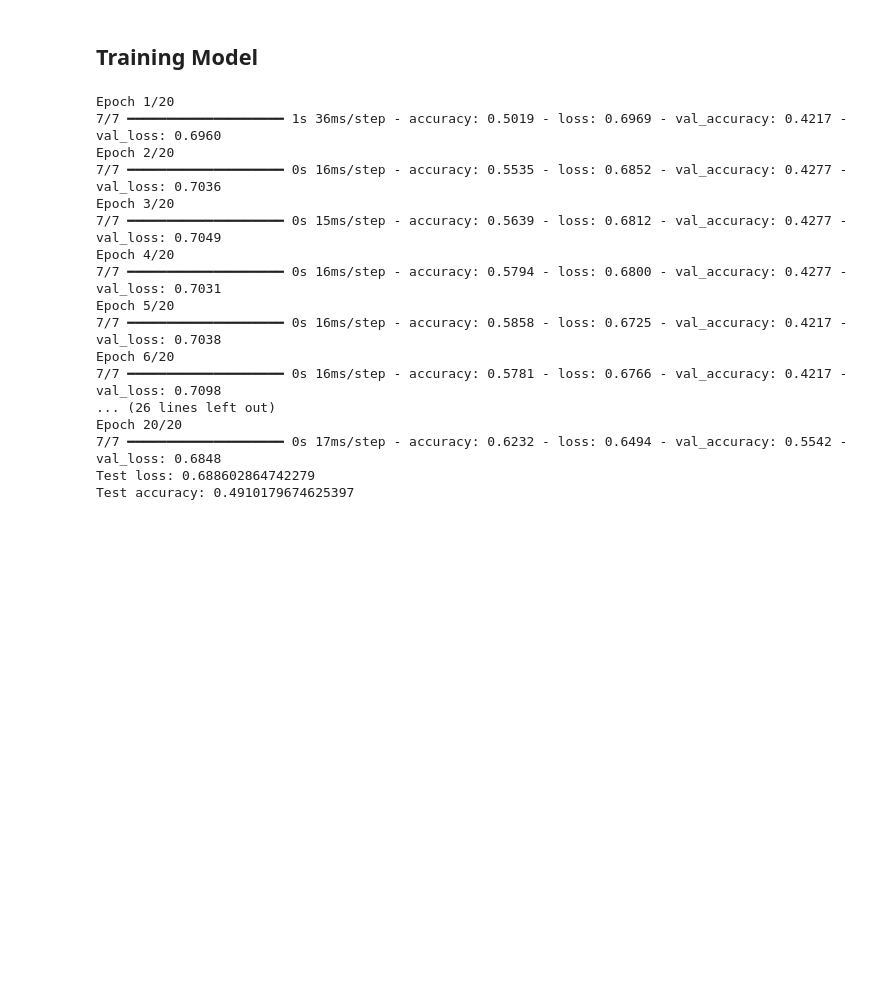
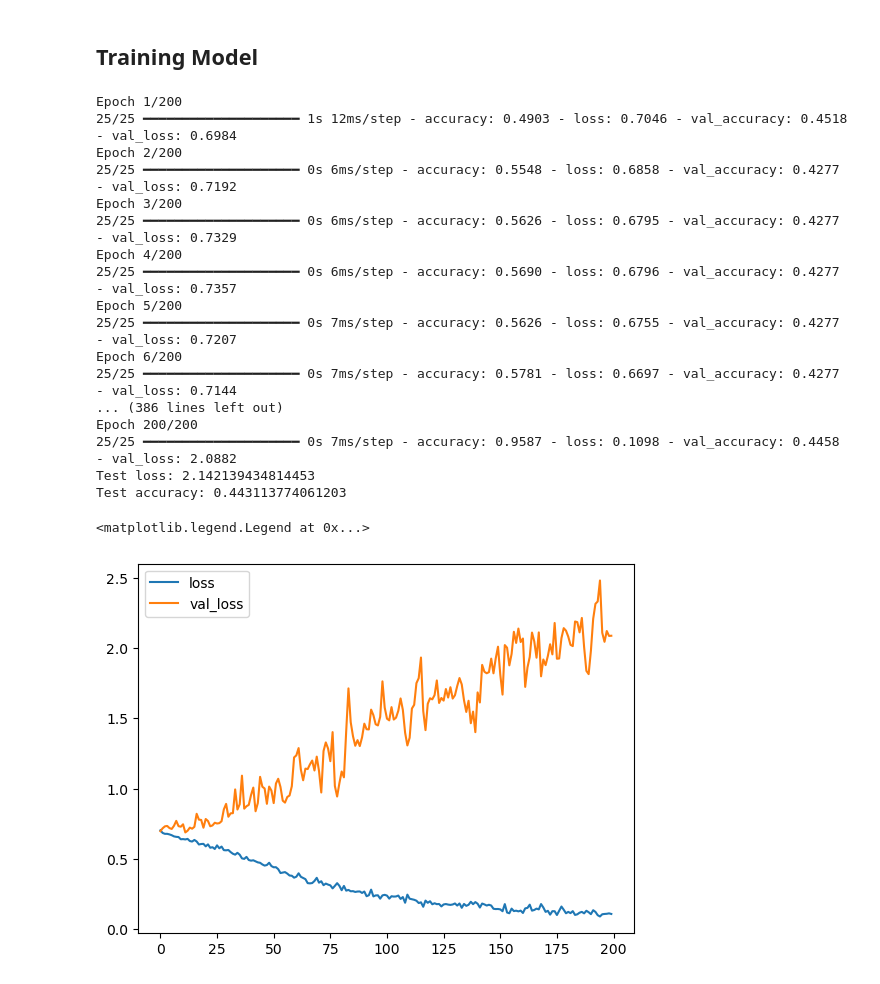
Before and after one commit to GrantThurman/stock-price-predictor, a Jupyter notebook: predictor.ipynb, the cells around one changed output. Drawn from its saved outputs; the diff is of its cells as text; code cells hidden in the pictures; blank space fills up the shorter version.

Commit message:
Add plot to see overfitting
Plot for training and validation loss

```diff
--- a/predictor.ipynb
+++ b/predictor.ipynb
@@ -108,26 +108,35 @@ Model: "functional_1"
 # %%
 model.compile(loss="binary_crossentropy", optimizer="adam", metrics=["accuracy"])
 
-model.fit(X_train, y_train, batch_size=128, epochs=200, validation_data=(X_val, y_val))
+history = model.fit(X_train, y_train, batch_size=32, epochs=200, validation_data=(X_val, y_val))
 
 score = model.evaluate(X_test, y_test, verbose=0)
 print("Test loss:", score[0])
 print("Test accuracy:", score[1])
 # %% [output]
-Epoch 1/20
-7/7 ━━━━━━━━━━━━━━━━━━━━ 1s 36ms/step - accuracy: 0.5019 - loss: 0.6969 - val_accuracy: 0.4217 - val_loss: 0.6960
-Epoch 2/20
-7/7 ━━━━━━━━━━━━━━━━━━━━ 0s 16ms/step - accuracy: 0.5535 - loss: 0.6852 - val_accuracy: 0.4277 - val_loss: 0.7036
-Epoch 3/20
-7/7 ━━━━━━━━━━━━━━━━━━━━ 0s 15ms/step - accuracy: 0.5639 - loss: 0.6812 - val_accuracy: 0.4277 - val_loss: 0.7049
-Epoch 4/20
-7/7 ━━━━━━━━━━━━━━━━━━━━ 0s 16ms/step - accuracy: 0.5794 - loss: 0.6800 - val_accuracy: 0.4277 - val_loss: 0.7031
-Epoch 5/20
-7/7 ━━━━━━━━━━━━━━━━━━━━ 0s 16ms/step - accuracy: 0.5858 - loss: 0.6725 - val_accuracy: 0.4217 - val_loss: 0.7038
-Epoch 6/20
-7/7 ━━━━━━━━━━━━━━━━━━━━ 0s 16ms/step - accuracy: 0.5781 - loss: 0.6766 - val_accuracy: 0.4217 - val_loss: 0.7098
-... (26 lines left out)
-Epoch 20/20
-7/7 ━━━━━━━━━━━━━━━━━━━━ 0s 17ms/step - accuracy: 0.6232 - loss: 0.6494 - val_accuracy: 0.5542 - val_loss: 0.6848
-Test loss: 0.688602864742279
-Test accuracy: 0.4910179674625397
+Epoch 1/200
+25/25 ━━━━━━━━━━━━━━━━━━━━ 1s 12ms/step - accuracy: 0.4903 - loss: 0.7046 - val_accuracy: 0.4518 - val_loss: 0.6984
+Epoch 2/200
+25/25 ━━━━━━━━━━━━━━━━━━━━ 0s 6ms/step - accuracy: 0.5548 - loss: 0.6858 - val_accuracy: 0.4277 - val_loss: 0.7192
+Epoch 3/200
+25/25 ━━━━━━━━━━━━━━━━━━━━ 0s 6ms/step - accuracy: 0.5626 - loss: 0.6795 - val_accuracy: 0.4277 - val_loss: 0.7329
+Epoch 4/200
+25/25 ━━━━━━━━━━━━━━━━━━━━ 0s 6ms/step - accuracy: 0.5690 - loss: 0.6796 - val_accuracy: 0.4277 - val_loss: 0.7357
+Epoch 5/200
+25/25 ━━━━━━━━━━━━━━━━━━━━ 0s 7ms/step - accuracy: 0.5626 - loss: 0.6755 - val_accuracy: 0.4277 - val_loss: 0.7207
+Epoch 6/200
+25/25 ━━━━━━━━━━━━━━━━━━━━ 0s 7ms/step - accuracy: 0.5781 - loss: 0.6697 - val_accuracy: 0.4277 - val_loss: 0.7144
+... (386 lines left out)
+Epoch 200/200
+25/25 ━━━━━━━━━━━━━━━━━━━━ 0s 7ms/step - accuracy: 0.9587 - loss: 0.1098 - val_accuracy: 0.4458 - val_loss: 2.0882
+Test loss: 2.142139434814453
+Test accuracy: 0.443113774061203
+# %%
+import matplotlib.pylab as plt
+
+plt.plot(history.history['loss'], label='loss')
+plt.plot(history.history['val_loss'], label='val_loss')
+plt.legend()
+# %% [output]
+<matplotlib.legend.Legend at 0x...>
+[figure, added]
```
Also changed, not shown: parts of 1 cell of this notebook.
